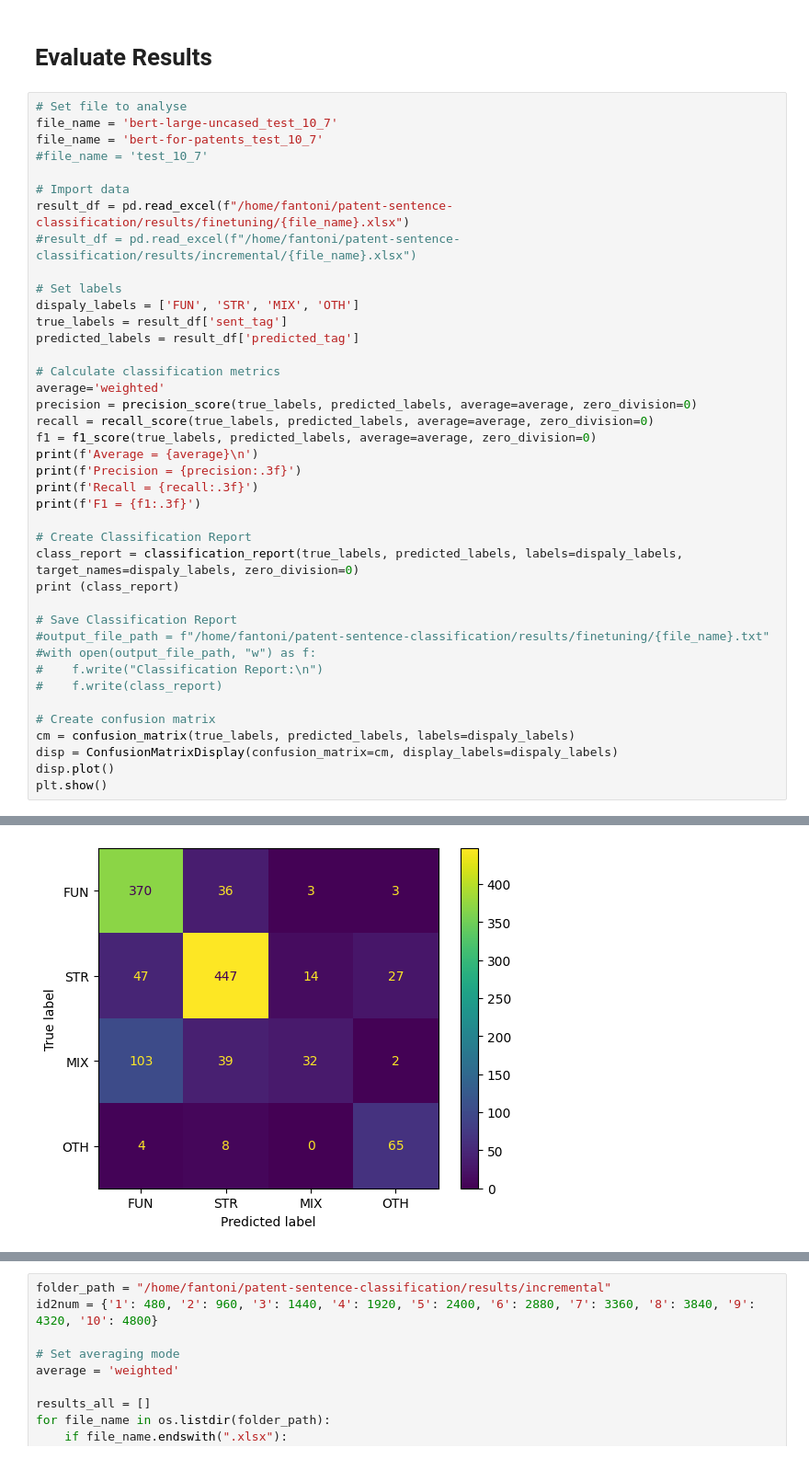
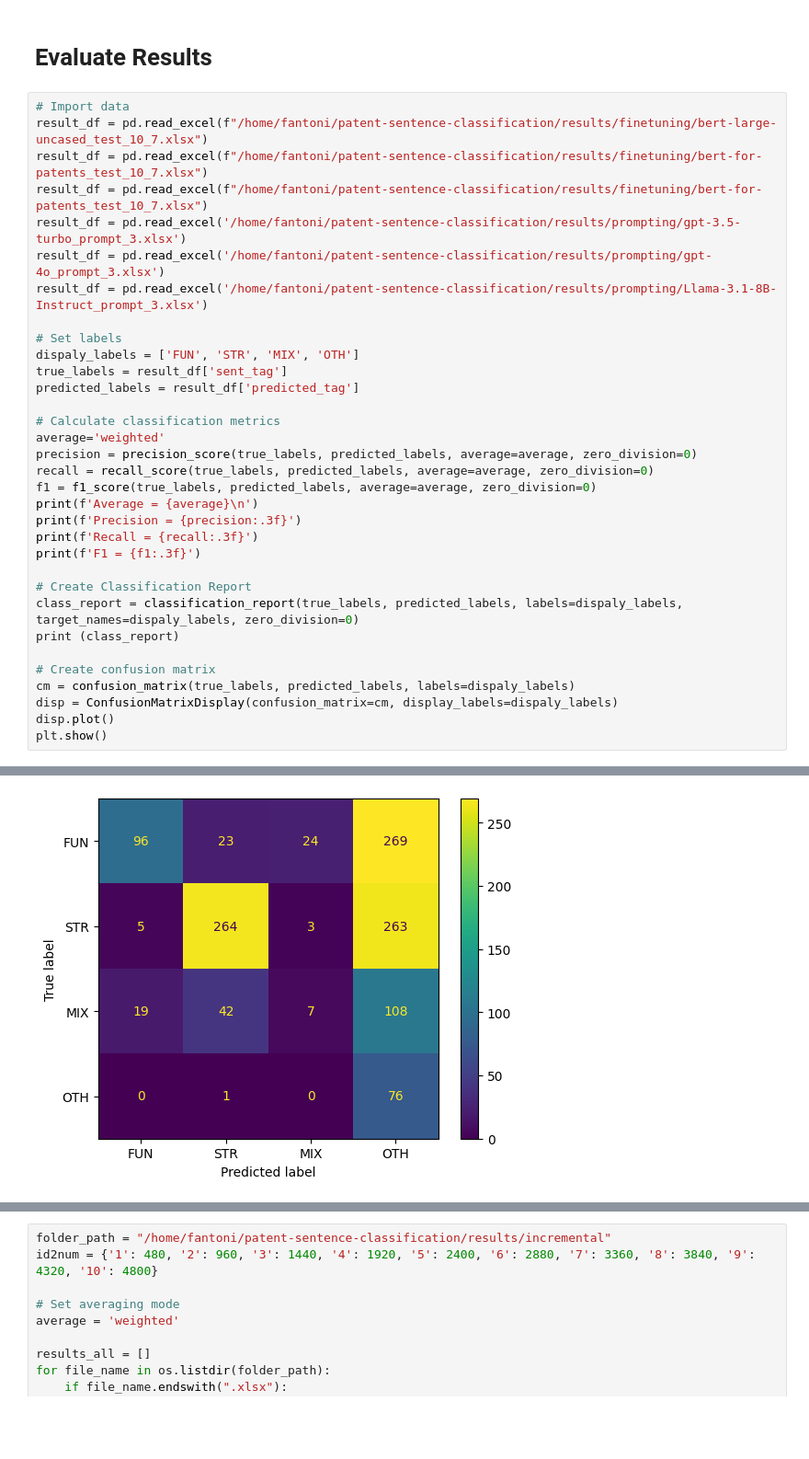
Before and after one commit to Marco-Consoloni/patent-sentence-classification, a Jupyter notebook: evaluate.ipynb, the cells around one changed output, grey strips where cells are left out. Shown at 92% size. Cells and saved outputs as stored; diff of their text form; blank space fills up the shorter version.

```diff
--- a/evaluate.ipynb
+++ b/evaluate.ipynb
@@ -64,14 +58,13 @@ weighted avg       0.74      0.74      0.74      1200
 # %% [markdown]
 # Evaluate Results
 # %%
-# Set file to analyse
-file_name = 'bert-large-uncased_test_10_7'
-file_name = 'bert-for-patents_test_10_7'
-#file_name = 'test_10_7'
-
 # Import data
-result_df = pd.read_excel(f"/home/fantoni/patent-sentence-classification/results/finetuning/{file_name}.xlsx")
-#result_df = pd.read_excel(f"/home/fantoni/patent-sentence-classification/results/incremental/{file_name}.xlsx")
+result_df = pd.read_excel(f"/home/fantoni/patent-sentence-classification/results/finetuning/bert-large-uncased_test_10_7.xlsx")
+result_df = pd.read_excel(f"/home/fantoni/patent-sentence-classification/results/finetuning/bert-for-patents_test_10_7.xlsx")
+result_df = pd.read_excel(f"/home/fantoni/patent-sentence-classification/results/finetuning/bert-for-patents_test_10_7.xlsx")
+result_df = pd.read_excel('/home/fantoni/patent-sentence-classification/results/prompting/gpt-3.5-turbo_prompt_3.xlsx')
+result_df = pd.read_excel('/home/fantoni/patent-sentence-classification/results/prompting/gpt-4o_prompt_3.xlsx')
+result_df = pd.read_excel('/home/fantoni/patent-sentence-classification/results/prompting/Llama-3.1-8B-Instruct_prompt_3.xlsx')
 
 # Set labels
 dispaly_labels = ['FUN', 'STR', 'MIX', 'OTH']
@@ -92,12 +85,6 @@ print(f'F1 = {f1:.3f}')
 class_report = classification_report(true_labels, predicted_labels, labels=dispaly_labels, target_names=dispaly_labels, zero_division=0)
 print (class_report)
 
-# Save Classification Report
-#output_file_path = f"/home/fantoni/patent-sentence-classification/results/finetuning/{file_name}.txt"
-#with open(output_file_path, "w") as f:
-#    f.write("Classification Report:\n")
-#    f.write(class_report)
-
 # Create confusion matrix
 cm = confusion_matrix(true_labels, predicted_labels, labels=dispaly_labels)
 disp = ConfusionMatrixDisplay(confusion_matrix=cm, display_labels=dispaly_labels)
@@ -122 +109 @@ weighted avg       0.76      0.76      0.74      1200
-[figure, old version]
+[figure, new version]
```
Also changed, not shown: parts of 11 cells of this notebook, 11 other files.
